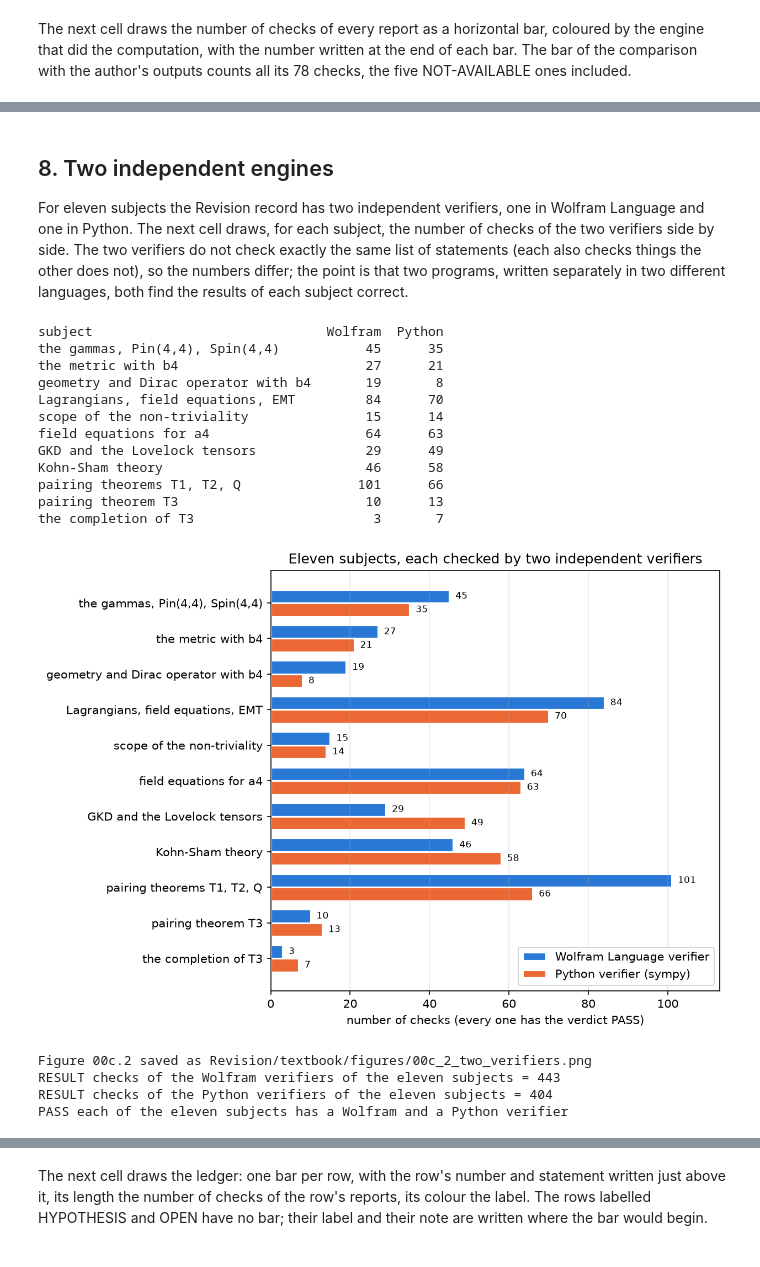
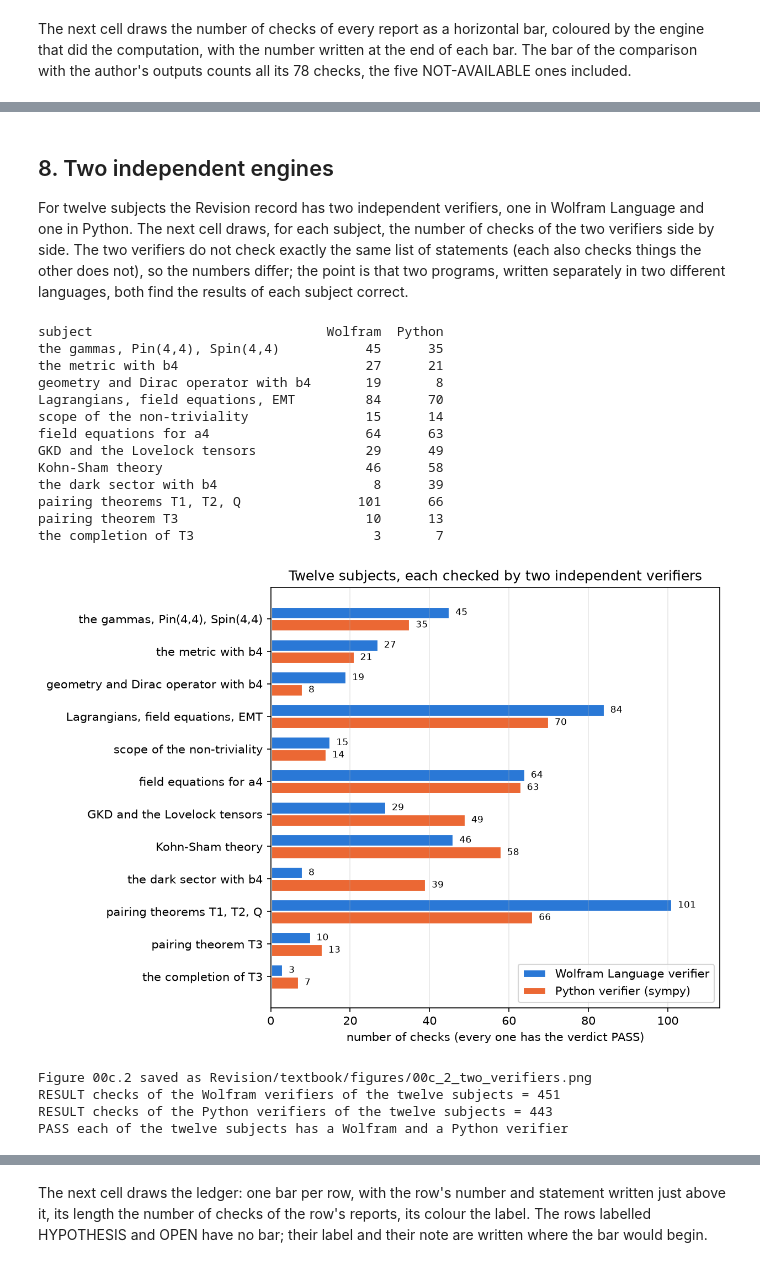
Before and after one commit to once-ere/Dirac_claude, a Jupyter notebook: Revision/textbook/notebooks/00c_honesty_ledger.ipynb, the cells around one changed output, grey strips where cells are left out. Saved outputs shown, nothing was run; the diff lists cells and outputs as text; code cells hidden in the pictures.

```diff
--- a/Revision/textbook/notebooks/00c_honesty_ledger.ipynb
+++ b/Revision/textbook/notebooks/00c_honesty_ledger.ipynb
@@ -1045,7 +1045,7 @@ REPORTS = [  # (report, engine)
     ("Revision/kohn_sham/reports/ks-reference.json", "Python"),
     ("Revision/kohn_sham/reports/ks-crosscheck.json", "Python"),
     ("Revision/kohn_sham/tip_convergence/tip-convergence.json", "Python"),
-    # the dark-sector hypotheses of the two fields, investigated
+    # the dark-sector hypotheses of the two fields with b4, investigated
     ("Revision/dark_sector/dirac16complex/reports/derivation-checks.json", "Python"),
     ("Revision/dark_sector/dirac16complex/reports/ks-history-run.json", "Python"),
     ("Revision/dark_sector/dirac16complex/reports/eos-checks.json", "Python"),
@@ -1053,6 +1053,7 @@ REPORTS = [  # (report, engine)
     ("Revision/dark_sector/dirac16complex00/reports/python-derive-eos.json", "Python"),
     ("Revision/dark_sector/dirac16complex00/reports/python-independent-numerics.json",
      "Python"),
+    ("Revision/dark_sector/reports/wolfram-dark-sector-b4.json", "Wolfram"),
     # the pairing theorems T1, T2, Q and T3; T3 completed and demonstrated
     ("Revision/pairing/reports/wolfram-pairing.json", "Wolfram"),
     ("Revision/pairing/reports/python-pairing.json", "Python"),
@@ -1297,7 +1300,7 @@ Figure 00c.1 saved as Revision/textbook/figures/00c_1_checks_by_report.png
 # %% [markdown]
 ## 8. Two independent engines
 
-For eleven subjects the Revision record has two independent verifiers, one in
+For twelve subjects the Revision record has two independent verifiers, one in
 Wolfram Language and one in Python. The next cell draws, for each subject, the
 number of checks of the two verifiers side by side. The two verifiers do not
 check exactly the same list of statements (each also checks things the other does
@@ -1322,6 +1325,8 @@ SUBJECTS = [  # (subject, Wolfram report, Python report)
      "gkd_lovelock/results/python-lovelock-report.json"),
     ("Kohn-Sham theory", "kohn_sham/reports/ks-theory-wolfram.json",
      "kohn_sham/reports/ks-theory-python.json"),
+    ("the dark sector with b4", "dark_sector/reports/wolfram-dark-sector-b4.json",
+     "dark_sector/dirac16complex/reports/derivation-checks.json"),
     ("pairing theorems T1, T2, Q", "pairing/reports/wolfram-pairing.json",
      "pairing/reports/python-pairing.json"),
     ("pairing theorem T3", "pairing/kohn_sham/reports/wolfram-t3.json",
@@ -1336,7 +1341,7 @@ for subject, wolfram, python in SUBJECTS:
     python_numbers.append(counted["Revision/" + python][1])
     say(f"{subject:36} {wolfram_numbers[-1]:7d} {python_numbers[-1]:7d}")
 
-widest = max(wolfram_numbers + python_numbers)  # the longest of the 22 bars
+widest = max(wolfram_numbers + python_numbers)  # the longest of the 24 bars
 fig, ax = plt.subplots(figsize=(7.0, 6.6))
 rows = np.arange(len(SUBJECTS))[::-1]
 height = 0.38  # two bars in each row
@@ -1347,43 +1352,44 @@ ax.barh(rows - height / 2, python_numbers, height, color="#eb6834",
 for row, w, p in zip(rows, wolfram_numbers, python_numbers):
     ax.text(w + 0.015 * widest, row + height / 2, str(w), va="center", fontsize=8)
     ax.text(p + 0.015 * widest, row - height / 2, str(p), va="center", fontsize=8)
 ax.set_yticks(rows, labels=[subject for subject, _, _ in SUBJECTS])
 ax.set_xlim(0, 1.12 * widest)  # room for the longest bar and its number
 ax.grid(False, axis="y")
 ax.set_xlabel("number of checks (every one has the verdict PASS)")
-ax.set_title("Eleven subjects, each checked by two independent verifiers")
+ax.set_title("Twelve subjects, each checked by two independent verifiers")
 ax.legend(loc="lower right")
 save_figure(fig, "two_verifiers",
-            r"For each of eleven subjects of the Revision record (vertical axis), "
+            r"For each of twelve subjects of the Revision record (vertical axis), "
             r"the number of checks of its Wolfram Language verifier (blue, upper "
             r"bar) and of its independent Python verifier (orange, lower bar); "
             r"horizontal axis a count. The two verifiers share no code; each also "
             r"checks statements that the other does not, so the numbers differ. "
             f"Together they hold {sum(wolfram_numbers)} Wolfram and "
             f"{sum(python_numbers)} Python checks, all PASS.")
-report("checks of the Wolfram verifiers of the eleven subjects",
+report("checks of the Wolfram verifiers of the twelve subjects",
        sum(wolfram_numbers))
-report("checks of the Python verifiers of the eleven subjects", sum(python_numbers))
+report("checks of the Python verifiers of the twelve subjects", sum(python_numbers))
 check(all(w > 0 and p > 0 for w, p in zip(wolfram_numbers, python_numbers)),
-      "each of the eleven subjects has a Wolfram and a Python verifier")
+      "each of the twelve subjects has a Wolfram and a Python verifier")
 # %% [output]
 subject                              Wolfram  Python
 the gammas, Pin(4,4), Spin(4,4)           45      35
 the metric with b4                        27      21
 geometry and Dirac operator with b4       19       8
 Lagrangians, field equations, EMT         84      70
 scope of the non-triviality               15      14
 field equations for a4                    64      63
 GKD and the Lovelock tensors              29      49
 Kohn-Sham theory                          46      58
+the dark sector with b4                    8      39
 pairing theorems T1, T2, Q               101      66
 pairing theorem T3                        10      13
 the completion of T3                       3       7
-[figure, old version]
+[figure, new version]
 Figure 00c.2 saved as Revision/textbook/figures/00c_2_two_verifiers.png
-RESULT checks of the Wolfram verifiers of the eleven subjects = 443
-RESULT checks of the Python verifiers of the eleven subjects = 404
-PASS each of the eleven subjects has a Wolfram and a Python verifier
+RESULT checks of the Wolfram verifiers of the twelve subjects = 451
+RESULT checks of the Python verifiers of the twelve subjects = 443
+PASS each of the twelve subjects has a Wolfram and a Python verifier
 # %% [markdown]
 ## 9. The honesty ledger
 
```
Also changed, not shown: parts of 13 cells of this notebook, 8 other files.
